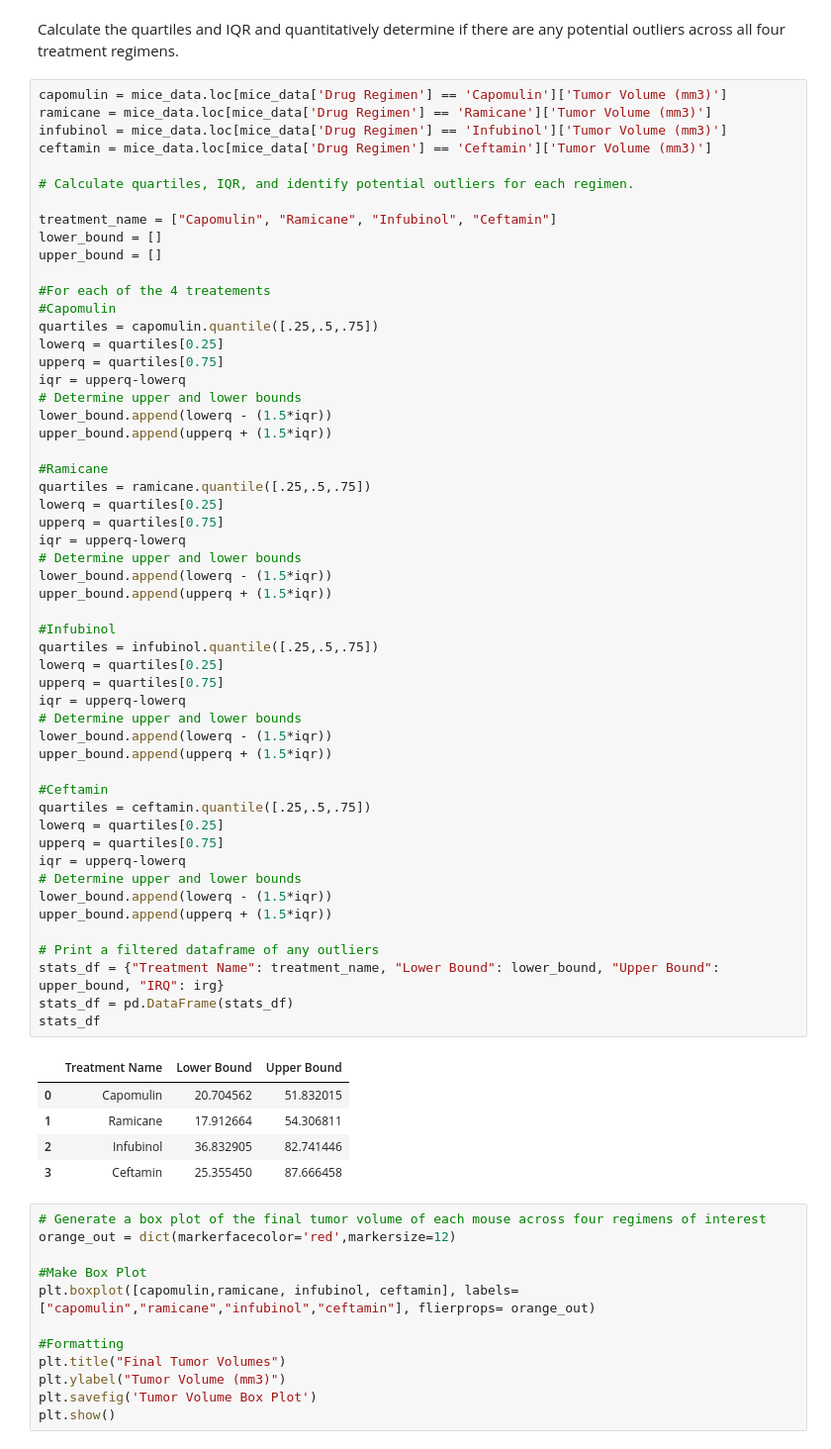
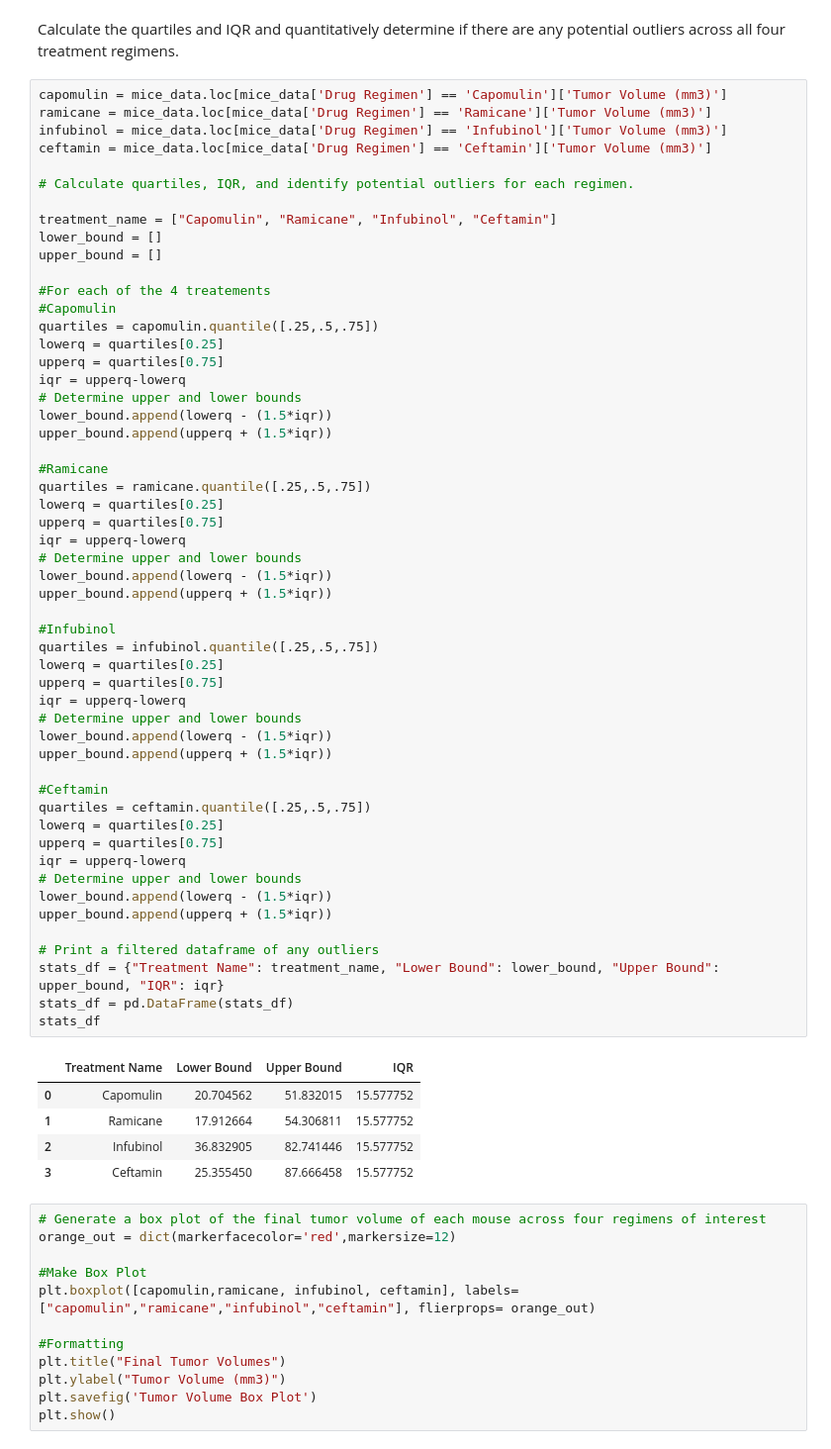
Before and after one commit to timsamson/MatPlotLib_Challange, a Jupyter notebook: pymaceuticals.ipynb, the cells around one changed output. Shown at 99% size. Saved outputs shown, nothing was run; the diff lists cells and outputs as text.

```diff
--- a/pymaceuticals.ipynb
+++ b/pymaceuticals.ipynb
@@ -261,39 +261,39 @@ upper_bound.append(upperq + (1.5*iqr))
 quartiles = ramicane.quantile([.25,.5,.75])
 lowerq = quartiles[0.25]
 upperq = quartiles[0.75]
 iqr = upperq-lowerq
 # Determine upper and lower bounds
 lower_bound.append(lowerq - (1.5*iqr))
 upper_bound.append(upperq + (1.5*iqr))
 
 #Infubinol
 quartiles = infubinol.quantile([.25,.5,.75])
 lowerq = quartiles[0.25]
 upperq = quartiles[0.75]
 iqr = upperq-lowerq
 # Determine upper and lower bounds
 lower_bound.append(lowerq - (1.5*iqr))
 upper_bound.append(upperq + (1.5*iqr))
 
 #Ceftamin
 quartiles = ceftamin.quantile([.25,.5,.75])
 lowerq = quartiles[0.25]
 upperq = quartiles[0.75]
 iqr = upperq-lowerq
 # Determine upper and lower bounds
 lower_bound.append(lowerq - (1.5*iqr))
 upper_bound.append(upperq + (1.5*iqr))
 
 # Print a filtered dataframe of any outliers
-stats_df = {"Treatment Name": treatment_name, "Lower Bound": lower_bound, "Upper Bound": upper_bound, "IRQ": irg}
+stats_df = {"Treatment Name": treatment_name, "Lower Bound": lower_bound, "Upper Bound": upper_bound, "IQR": iqr}
 stats_df = pd.DataFrame(stats_df)
 stats_df
 # %% [output]
-|  | Treatment Name | Lower Bound | Upper Bound |
-| 0 | Capomulin | 20.704562 | 51.832015 |
-| 1 | Ramicane | 17.912664 | 54.306811 |
-| 2 | Infubinol | 36.832905 | 82.741446 |
-| 3 | Ceftamin | 25.355450 | 87.666458 |
+|  | Treatment Name | Lower Bound | Upper Bound | IQR |
+| 0 | Capomulin | 20.704562 | 51.832015 | 15.577752 |
+| 1 | Ramicane | 17.912664 | 54.306811 | 15.577752 |
+| 2 | Infubinol | 36.832905 | 82.741446 | 15.577752 |
+| 3 | Ceftamin | 25.355450 | 87.666458 | 15.577752 |
 # %%
 # Generate a box plot of the final tumor volume of each mouse across four regimens of interest
 orange_out = dict(markerfacecolor='red',markersize=12)
```
Also changed, not shown: 1 other file.
